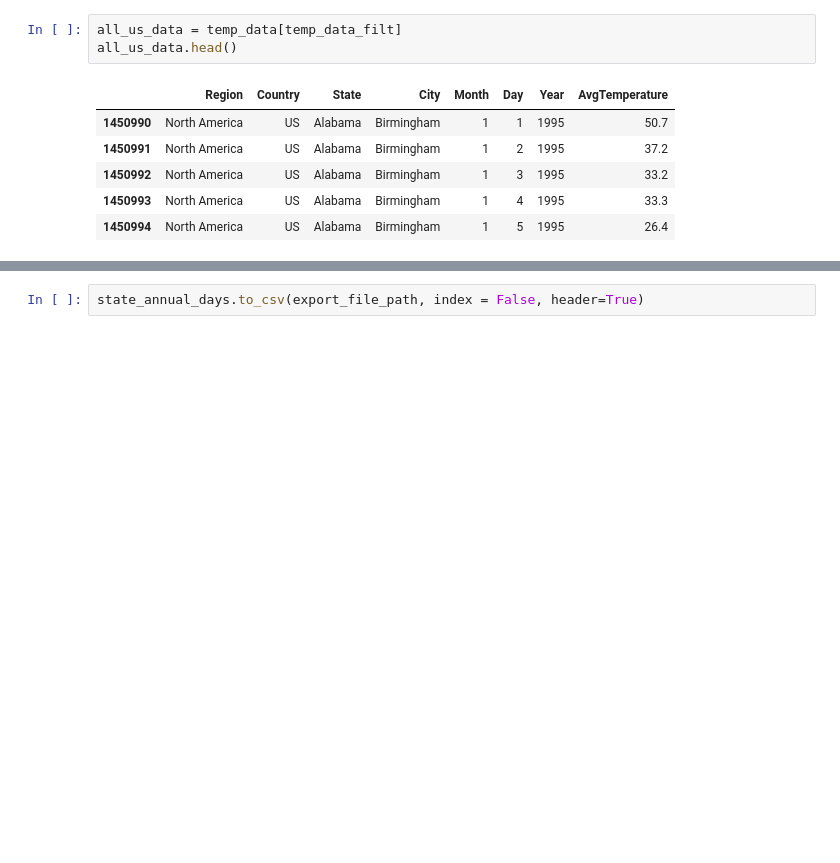
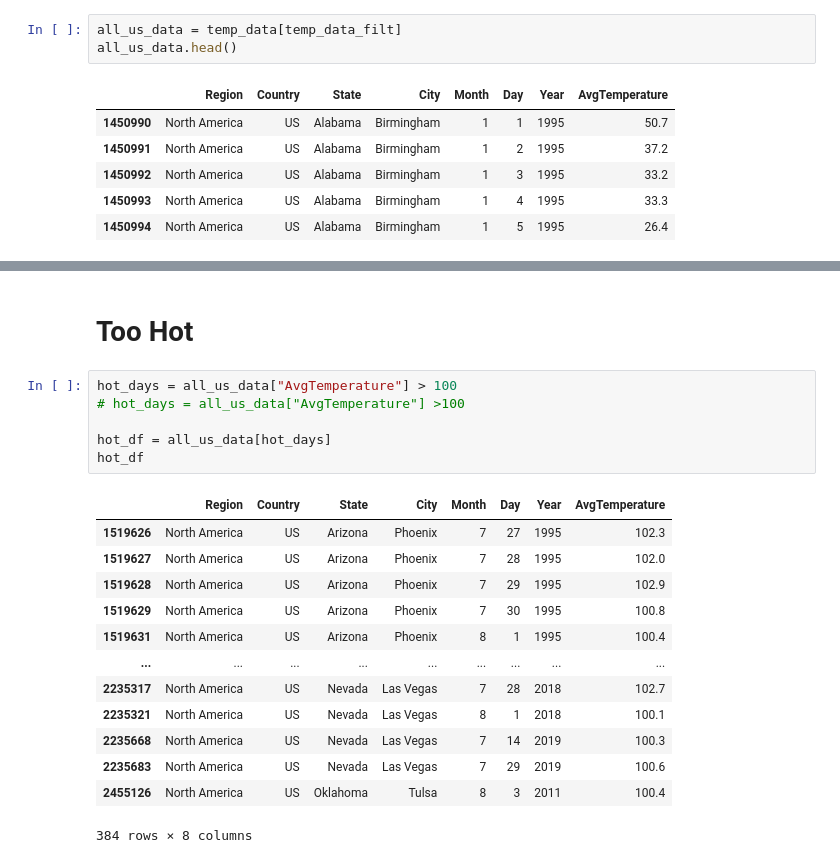
Before and after one commit to gamem001/bees_machine_learning, a Jupyter notebook: asia_temperature_notebook.ipynb, the cells around one changed output, grey strips where cells are left out. Saved outputs shown, nothing was run; the diff lists cells and outputs as text; blank space fills up the shorter version.

```diff
--- a/asia_temperature_notebook.ipynb
+++ b/asia_temperature_notebook.ipynb
@@ -107,5 +97,25 @@ state_annual_days.count()
 | 3766 | 2020 | Wyoming | Casper | 95 |
 | 3767 | 2020 | Wyoming | Cheyenne | 93 |
 3768 rows × 4 columns
-# %%
-state_annual_days.to_csv(export_file_path, index = False, header=True)
+# %% [markdown]
+# Too Hot
+# %%
+hot_days = all_us_data["AvgTemperature"] > 100
+# hot_days = all_us_data["AvgTemperature"] >100
+
+hot_df = all_us_data[hot_days]
+hot_df
+# %% [output]
+|  | Region | Country | State | City | Month | Day | Year | AvgTemperature |
+| 1519626 | North America | US | Arizona | Phoenix | 7 | 27 | 1995 | 102.3 |
+| 1519627 | North America | US | Arizona | Phoenix | 7 | 28 | 1995 | 102.0 |
+| 1519628 | North America | US | Arizona | Phoenix | 7 | 29 | 1995 | 102.9 |
+| 1519629 | North America | US | Arizona | Phoenix | 7 | 30 | 1995 | 100.8 |
+| 1519631 | North America | US | Arizona | Phoenix | 8 | 1 | 1995 | 100.4 |
+| ... | ... | ... | ... | ... | ... | ... | ... | ... |
+| 2235317 | North America | US | Nevada | Las Vegas | 7 | 28 | 2018 | 102.7 |
+| 2235321 | North America | US | Nevada | Las Vegas | 8 | 1 | 2018 | 100.1 |
+| 2235668 | North America | US | Nevada | Las Vegas | 7 | 14 | 2019 | 100.3 |
+| 2235683 | North America | US | Nevada | Las Vegas | 7 | 29 | 2019 | 100.6 |
+| 2455126 | North America | US | Oklahoma | Tulsa | 8 | 3 | 2011 | 100.4 |
+384 rows × 8 columns
```
Also changed, not shown: parts of 6 cells of this notebook.
